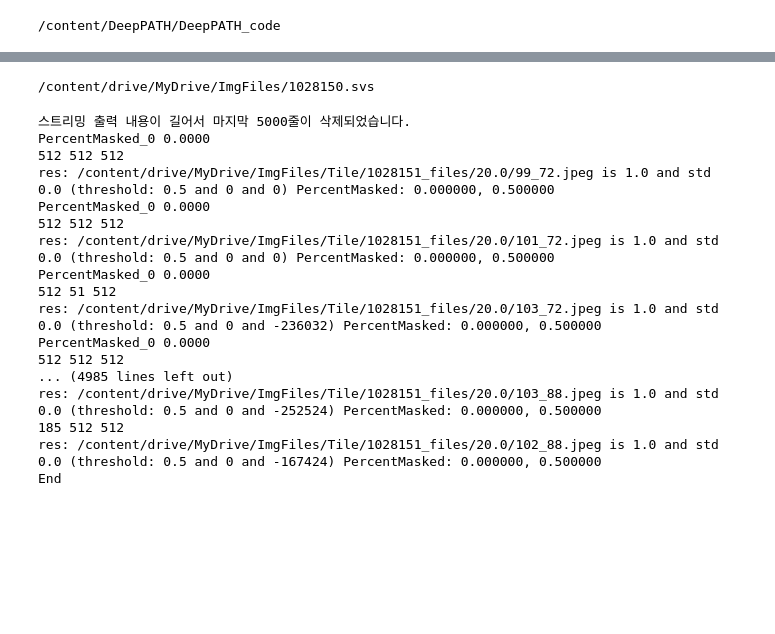
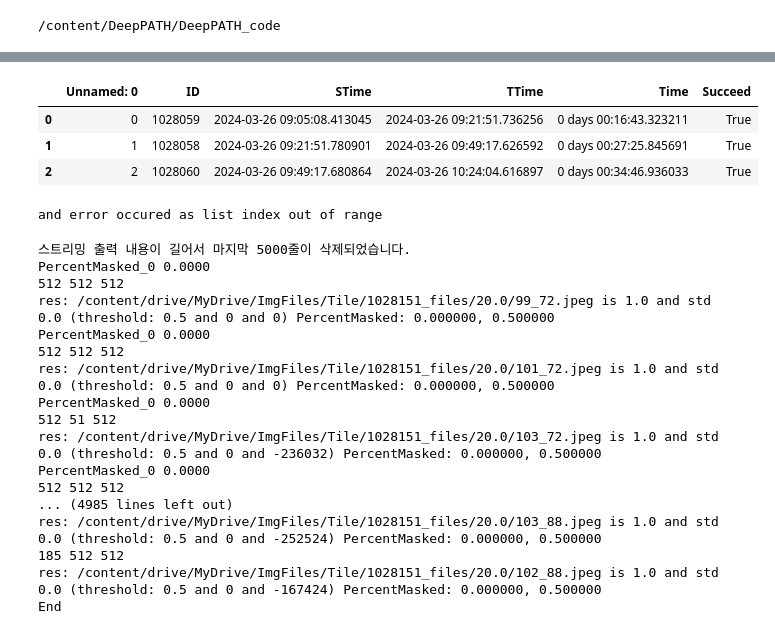
Before and after one commit to mikoesnim0/DigitalCPATH-research, a Jupyter notebook: ImgeTile512.ipynb, the cells around one changed output, grey strips where cells are left out. Cells and saved outputs as stored; diff of their text form; code cells hidden in the pictures; blank space fills up the shorter version.

```diff
--- a/ImgeTile512.ipynb
+++ b/ImgeTile512.ipynb
@@ -90,27 +103,37 @@ svs_numbers
 # %%
 import pandas as pd
 import time
 csv_path = svs_path + '/logue.csv'
 if not is_csv:
   data = {
       'ID': [],
       'STime': [],
       'TTime': [],
       'Time':[],
       'Succeed':[]
   }
   df = pd.DataFrame(data)
   df.to_csv(csv_path)
 else:
   df = pd.read_csv(csv_path)
+df.head()
+# %% [output]
+|  | Unnamed: 0 | ID | STime | TTime | Time | Succeed |
+| 0 | 0 | 1028059 | 2024-03-26 09:05:08.413045 | 2024-03-26 09:21:51.736256 | 0 days 00:16:43.323211 | True |
+| 1 | 1 | 1028058 | 2024-03-26 09:21:51.780901 | 2024-03-26 09:49:17.626592 | 0 days 00:27:25.845691 | True |
+| 2 | 2 | 1028060 | 2024-03-26 09:49:17.680864 | 2024-03-26 10:24:04.616897 | 0 days 00:34:46.936033 | True |
 # %%
 # Iterate over files in batches
 import os
-fileN = svs_numbers[0]
-svs_file_path = os.path.join(svs_path,fileN + '.svs')
-print(svs_file_path)
+try:
+  fileN = svs_numbers[0]
+  svs_file_path = os.path.join(svs_path,fileN + '.svs')
+
+  print(svs_file_path)
+except Exception as e:
+  print(f"and error occured as {e}")
 # %% [output]
-/content/drive/MyDrive/ImgFiles/1028150.svs
+and error occured as list index out of range
 # %%
 # !python 00_preprocessing/0b_tileLoop_deepzoom6.py -s 512 -e 0 -j 2 -B 50 -M 20 -x "/content/drive/MyDrive/ImgFiles" -o "/content/drive/MyDrive/ImgFiles/Tile" "{svs_file_path}"
 # %% [output]
```
Also changed, not shown: parts of 6 cells of this notebook.
